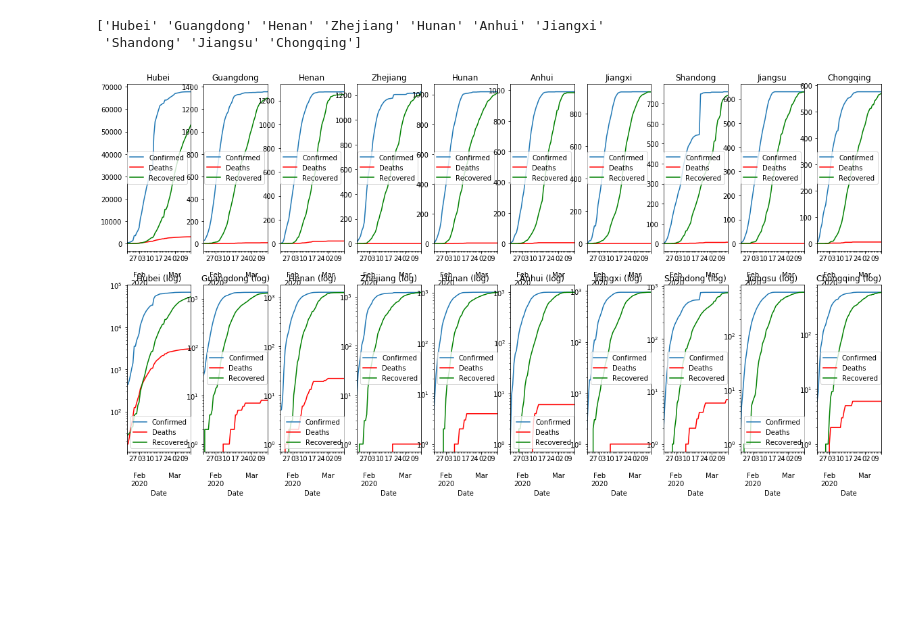
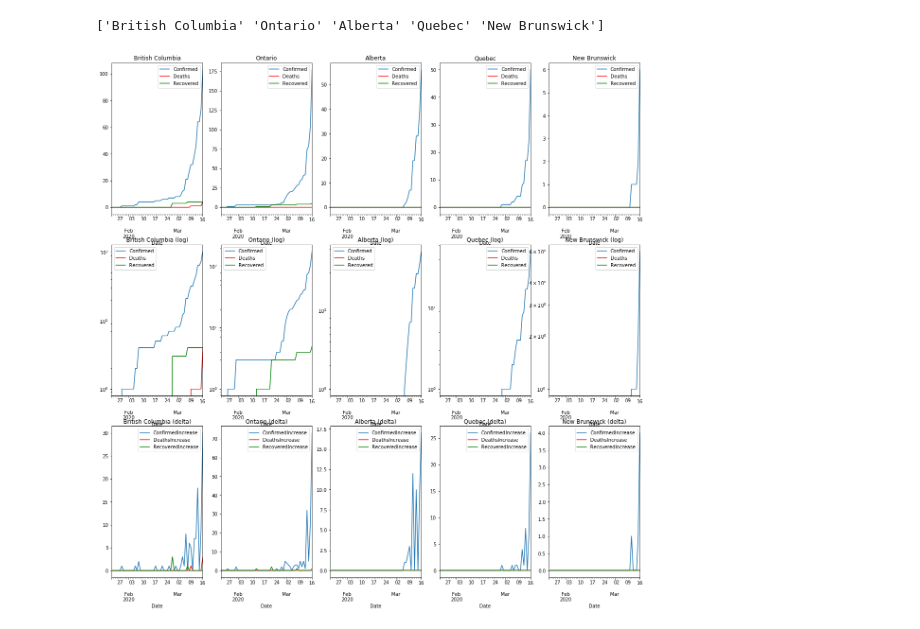
Before and after one commit to bartman/covid19, a Jupyter notebook: covid19-1.ipynb, the cells around one changed output. Saved outputs shown, nothing was run; the diff lists cells and outputs as text; code cells hidden in the pictures; blank space fills up the shorter version.

```diff
--- a/covid19-1.ipynb
+++ b/covid19-1.ipynb
@@ -81,13 +123,18 @@ plt.show()
 # %%
 
-countries = ['China', 'Italy', 'US', 'Canada']
+countries = ['China', 'Italy', 'US', 'Canada', 'Poland']
 
-fig, axs = plt.subplots(2, len(countries))
+fig, axs = plt.subplots(3, len(countries))
 
 i = 0
 for country in countries:
     p = df.loc[df['Country/Region'] == country]
-    p = p.groupby(['Country/Region','Date'],as_index=False).agg({'Confirmed': 'sum', 'Deaths': 'sum', 'Recovered': 'sum'})
+    p = p.groupby(['Country/Region','Date'],as_index=False).agg({'Confirmed': 'sum',
+                                                                 'Deaths': 'sum',
+                                                                 'Recovered': 'sum',
+                                                                 'ConfirmedIncrease': 'sum',
+                                                                 'DeathsIncrease': 'sum',
+                                                                 'RecoveredIncrease': 'sum'})
 
     ax = axs[0][i]
     ax.set_title(country)
@@ -102,6 +149,12 @@ for country in countries:
     p.plot(kind='line',x='Date',y='Recovered', color='green', ax=ax)
     ax.set_yscale('log')
 
+    ax = axs[2][i]
+    ax.set_title("%s (delta)" % country)
+    p.plot(kind='line',x='Date',y='ConfirmedIncrease',ax=ax)
+    p.plot(kind='line',x='Date',y='DeathsIncrease', color='red', ax=ax)
+    p.plot(kind='line',x='Date',y='RecoveredIncrease', color='green', ax=ax)
+
     i = i + 1
 
 fig.savefig('out/countries.png')
@@ -111,35 +164,50 @@ plt.show()
 # %%
-country = 'China'
+country = 'Canada'
 cdf = df.loc[df['Country/Region'] == country]
 regions = cdf['Province/State'].unique()
-regions = regions[0:10]
+regions = regions[0:5]
 
 print(regions)
 
-fig, axs = plt.subplots(2, len(regions))
+fig, axs = plt.subplots(3, len(regions))
 
 i = 0
 for region in regions:
-    p = cdf.loc[df['Province/State'] == region]
-    p = p.groupby(['Province/State','Date'],as_index=False).agg({'Confirmed': 'sum', 'Deaths': 'sum', 'Recovered': 'sum'})
+    d = cdf.loc[df['Province/State'] == region]
+
+    p = d.groupby(['Province/State','Date'],as_index=False).agg({'Confirmed': 'sum',
+                                                                 'Deaths': 'sum',
+                                                                 'Recovered': 'sum',
+                                                                 'ConfirmedIncrease': 'sum',
+                                                                 'DeathsIncrease': 'sum',
+                                                                 'RecoveredIncrease': 'sum'})
+
+    #print(p)
 
     ax = axs[0][i]
     ax.set_title(region)
     p.plot(kind='line',x='Date',y='Confirmed',ax=ax)
     p.plot(kind='line',x='Date',y='Deaths', color='red', ax=ax)
     p.plot(kind='line',x='Date',y='Recovered', color='green', ax=ax)
 
     ax = axs[1][i]
     ax.set_title("%s (log)" % region)
     p.plot(kind='line',x='Date',y='Confirmed',ax=ax)
     p.plot(kind='line',x='Date',y='Deaths', color='red', ax=ax)
     p.plot(kind='line',x='Date',y='Recovered', color='green', ax=ax)
     ax.set_yscale('log')
 
+    ax = axs[2][i]
+    ax.set_title("%s (delta)" % region)
+    p.plot(kind='line',x='Date',y='ConfirmedIncrease',ax=ax)
+    p.plot(kind='line',x='Date',y='DeathsIncrease', color='red', ax=ax)
+    p.plot(kind='line',x='Date',y='RecoveredIncrease', color='green', ax=ax)
+
     i = i + 1
 
+
+fig.savefig('out/canada.png')
 plt.show()
 # %% [output]
-['Hubei' 'Guangdong' 'Henan' 'Zhejiang' 'Hunan' 'Anhui' 'Jiangxi'
- 'Shandong' 'Jiangsu' 'Chongqing']
+['British Columbia' 'Ontario' 'Alberta' 'Quebec' 'New Brunswick']
-[figure, old version]
+[figure, new version]
```
Also changed, not shown: parts of 5 cells of this notebook.
